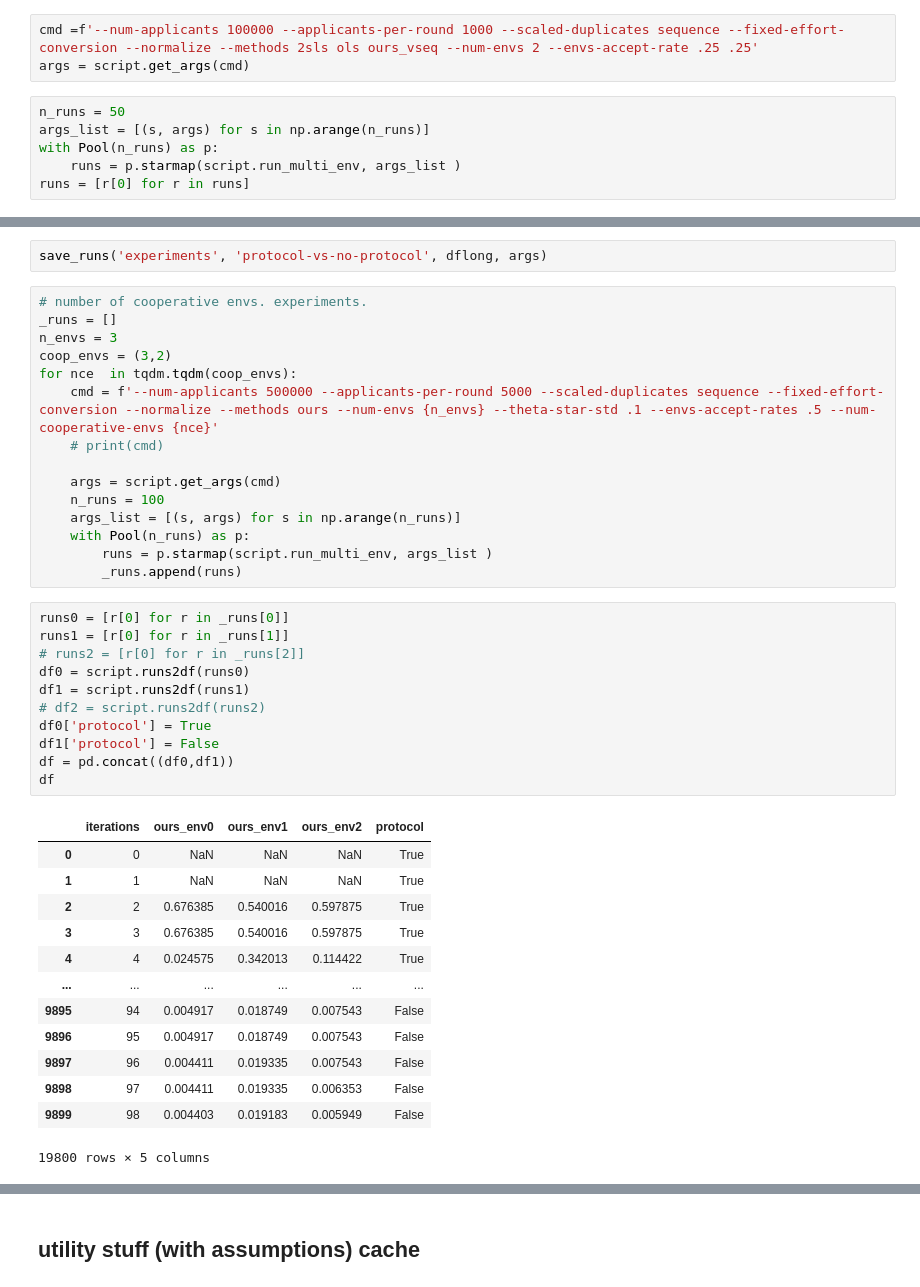
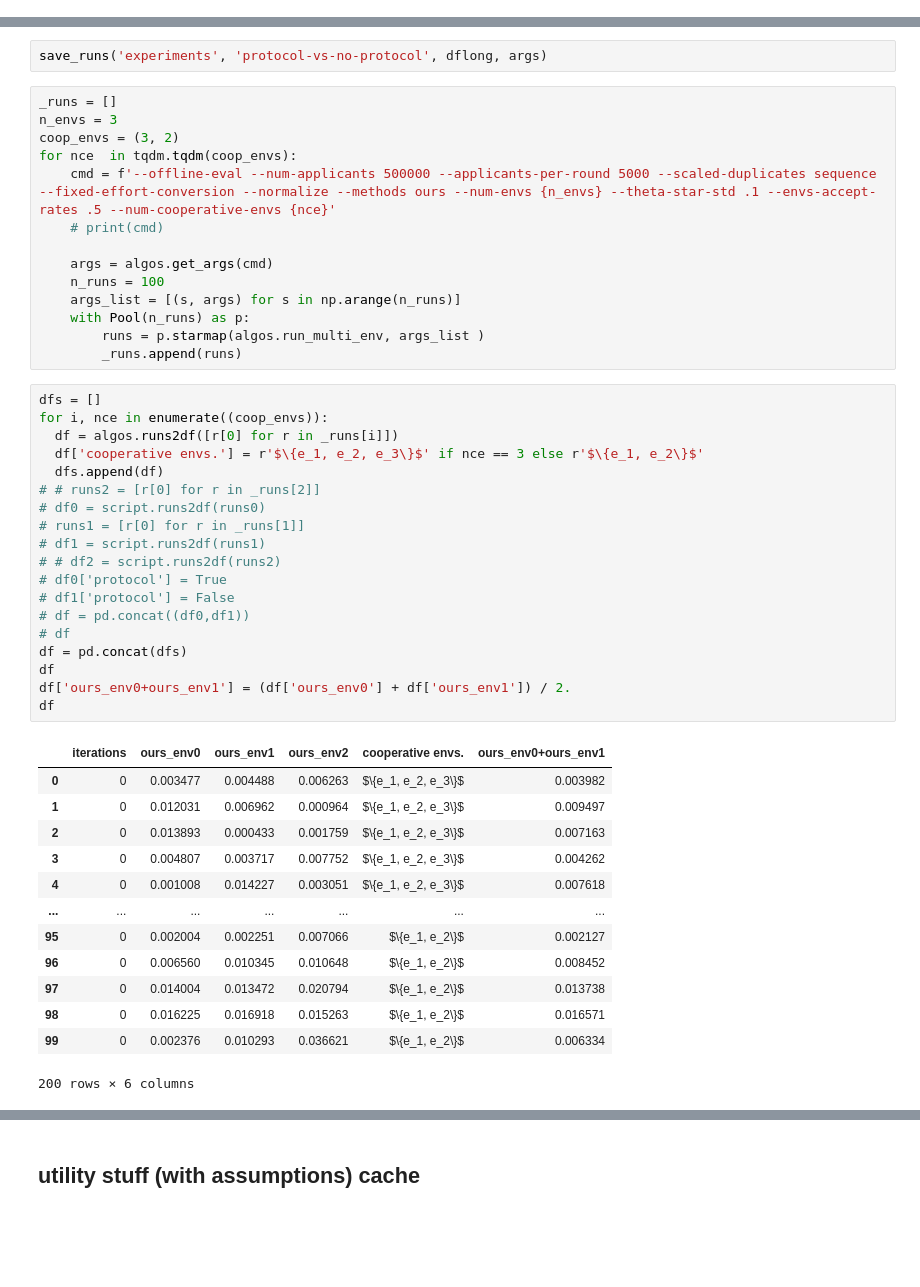
Before and after one commit to muneebaadil/strategic-instrumental-variable-regression, a Jupyter notebook: experiments.ipynb, the cells around one changed output, grey strips where cells are left out. Saved outputs shown, nothing was run; the diff lists cells and outputs as text; blank space fills up the shorter version.

```diff
--- a/experiments.ipynb
+++ b/experiments.ipynb
@@ -336,9 +300,0 @@ save_runs('experiments', 'our-settings-single-env-ablation', dflong, args)
-# %%
-cmd =f'--num-applicants 100000 --applicants-per-round 1000 --scaled-duplicates sequence --fixed-effort-conversion --normalize --methods 2sls ols ours_vseq --num-envs 2 --envs-accept-rate .25 .25'
-args = script.get_args(cmd)
-# %%
-n_runs = 50
-args_list = [(s, args) for s in np.arange(n_runs)]
-with Pool(n_runs) as p:
-    runs = p.starmap(script.run_multi_env, args_list )
-runs = [r[0] for r in runs]
@@ -447,42 +363,49 @@ L.set
 # %%
 save_runs('experiments', 'protocol-vs-no-protocol', dflong, args)
 # %%
-# number of cooperative envs. experiments.
 _runs = []
 n_envs = 3
-coop_envs = (3,2)
+coop_envs = (3, 2)
 for nce  in tqdm.tqdm(coop_envs):
-    cmd = f'--num-applicants 500000 --applicants-per-round 5000 --scaled-duplicates sequence --fixed-effort-conversion --normalize --methods ours --num-envs {n_envs} --theta-star-std .1 --envs-accept-rates .5 --num-cooperative-envs {nce}'
+    cmd = f'--offline-eval --num-applicants 500000 --applicants-per-round 5000 --scaled-duplicates sequence --fixed-effort-conversion --normalize --methods ours --num-envs {n_envs} --theta-star-std .1 --envs-accept-rates .5 --num-cooperative-envs {nce}'
     # print(cmd)
 
-    args = script.get_args(cmd)
+    args = algos.get_args(cmd)
     n_runs = 100
     args_list = [(s, args) for s in np.arange(n_runs)]
     with Pool(n_runs) as p:
-        runs = p.starmap(script.run_multi_env, args_list )
+        runs = p.starmap(algos.run_multi_env, args_list )
         _runs.append(runs)
 # %%
-runs0 = [r[0] for r in _runs[0]]
-runs1 = [r[0] for r in _runs[1]]
-# runs2 = [r[0] for r in _runs[2]]
-df0 = script.runs2df(runs0)
-df1 = script.runs2df(runs1)
-# df2 = script.runs2df(runs2)
-df0['protocol'] = True
-df1['protocol'] = False
-df = pd.concat((df0,df1))
+dfs = []
+for i, nce in enumerate((coop_envs)):
+  df = algos.runs2df([r[0] for r in _runs[i]])
+  df['cooperative envs.'] = r'$\{e_1, e_2, e_3\}$' if nce == 3 else r'$\{e_1, e_2\}$'
+  dfs.append(df)
+# # runs2 = [r[0] for r in _runs[2]]
+# df0 = script.runs2df(runs0)
+# runs1 = [r[0] for r in _runs[1]]
+# df1 = script.runs2df(runs1)
+# # df2 = script.runs2df(runs2)
+# df0['protocol'] = True
+# df1['protocol'] = False
+# df = pd.concat((df0,df1))
+# df
+df = pd.concat(dfs)
 df
+df['ours_env0+ours_env1'] = (df['ours_env0'] + df['ours_env1']) / 2.
+df
 # %% [output]
-|  | iterations | ours_env0 | ours_env1 | ours_env2 | protocol |
-| 0 | 0 | NaN | NaN | NaN | True |
-| 1 | 1 | NaN | NaN | NaN | True |
-| 2 | 2 | 0.676385 | 0.540016 | 0.597875 | True |
-| 3 | 3 | 0.676385 | 0.540016 | 0.597875 | True |
-| 4 | 4 | 0.024575 | 0.342013 | 0.114422 | True |
-| ... | ... | ... | ... | ... | ... |
-| 9895 | 94 | 0.004917 | 0.018749 | 0.007543 | False |
-| 9896 | 95 | 0.004917 | 0.018749 | 0.007543 | False |
-| 9897 | 96 | 0.004411 | 0.019335 | 0.007543 | False |
-| 9898 | 97 | 0.004411 | 0.019335 | 0.006353 | False |
-| 9899 | 98 | 0.004403 | 0.019183 | 0.005949 | False |
+|  | iterations | ours_env0 | ours_env1 | ours_env2 | cooperative envs. | ours_env0+ours_env1 |
+| 0 | 0 | 0.003477 | 0.004488 | 0.006263 | $\{e_1, e_2, e_3\}$ | 0.003982 |
+| 1 | 0 | 0.012031 | 0.006962 | 0.000964 | $\{e_1, e_2, e_3\}$ | 0.009497 |
+| 2 | 0 | 0.013893 | 0.000433 | 0.001759 | $\{e_1, e_2, e_3\}$ | 0.007163 |
+| 3 | 0 | 0.004807 | 0.003717 | 0.007752 | $\{e_1, e_2, e_3\}$ | 0.004262 |
+| 4 | 0 | 0.001008 | 0.014227 | 0.003051 | $\{e_1, e_2, e_3\}$ | 0.007618 |
+| ... | ... | ... | ... | ... | ... | ... |
+| 95 | 0 | 0.002004 | 0.002251 | 0.007066 | $\{e_1, e_2\}$ | 0.002127 |
+| 96 | 0 | 0.006560 | 0.010345 | 0.010648 | $\{e_1, e_2\}$ | 0.008452 |
+| 97 | 0 | 0.014004 | 0.013472 | 0.020794 | $\{e_1, e_2\}$ | 0.013738 |
+| 98 | 0 | 0.016225 | 0.016918 | 0.015263 | $\{e_1, e_2\}$ | 0.016571 |
+| 99 | 0 | 0.002376 | 0.010293 | 0.036621 | $\{e_1, e_2\}$ | 0.006334 |
-19800 rows × 5 columns
+200 rows × 6 columns
```
Also changed, not shown: parts of 43 cells of this notebook.
